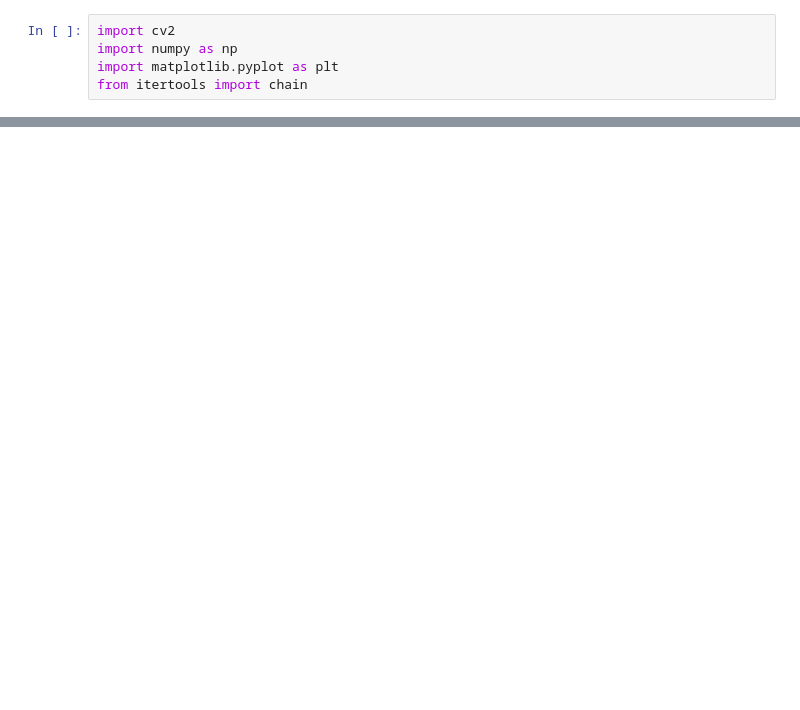
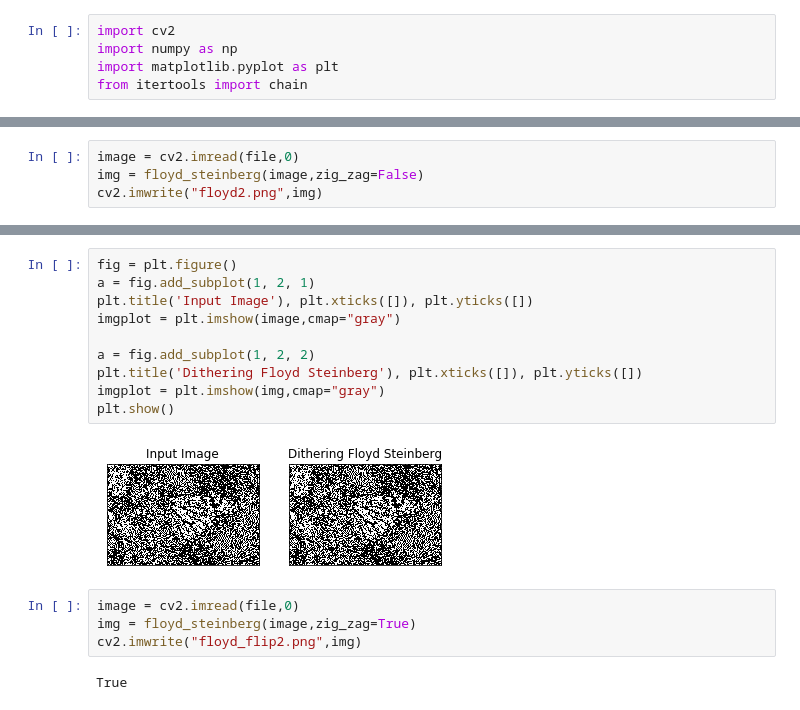
Before and after one commit to Rkanehisa/MO443, a Jupyter notebook: trabalho_2/trabalho_2.ipynb, the cells around one changed output, grey strips where cells are left out. Cells and saved outputs as stored; diff of their text form; blank space fills up the shorter version.

```diff
--- a/trabalho_2/trabalho_2.ipynb
+++ b/trabalho_2/trabalho_2.ipynb
@@ -121,0 +129,4 @@ True
+# %%
+image = cv2.imread(file,0)
+img = floyd_steinberg(image,zig_zag=False)
+cv2.imwrite("floyd2.png",img)
@@ -121,0 +139,18 @@ True
+# %%
+fig = plt.figure()
+a = fig.add_subplot(1, 2, 1)
+plt.title('Input Image'), plt.xticks([]), plt.yticks([])
+imgplot = plt.imshow(image,cmap="gray")
+
+a = fig.add_subplot(1, 2, 2)
+plt.title('Dithering Floyd Steinberg'), plt.xticks([]), plt.yticks([])
+imgplot = plt.imshow(img,cmap="gray")
+plt.show()
+# %% [output]
+[figure, added]
+# %%
+image = cv2.imread(file,0)
+img = floyd_steinberg(image,zig_zag=True)
+cv2.imwrite("floyd_flip2.png",img)
+# %% [output]
+True
```
Also changed, not shown: parts of 19 cells of this notebook.
